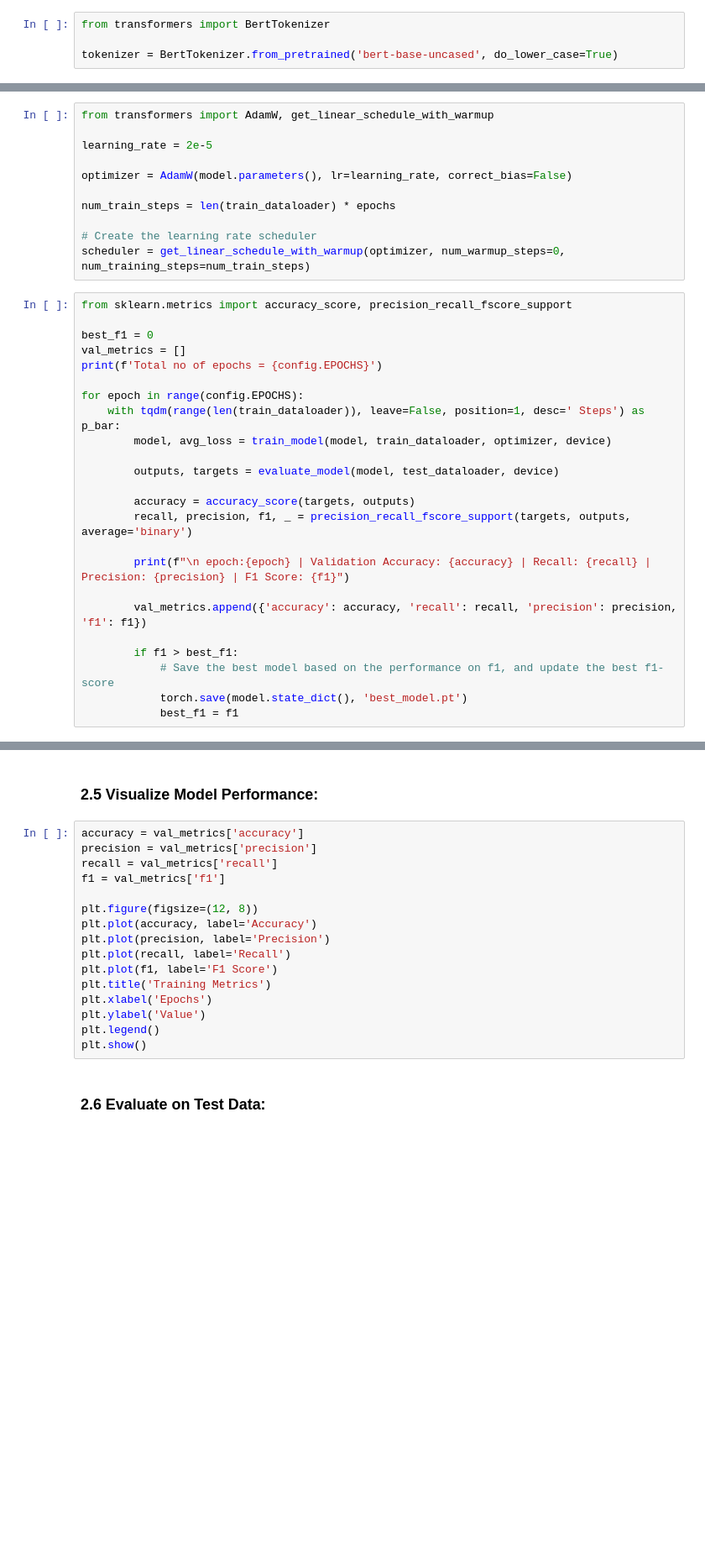
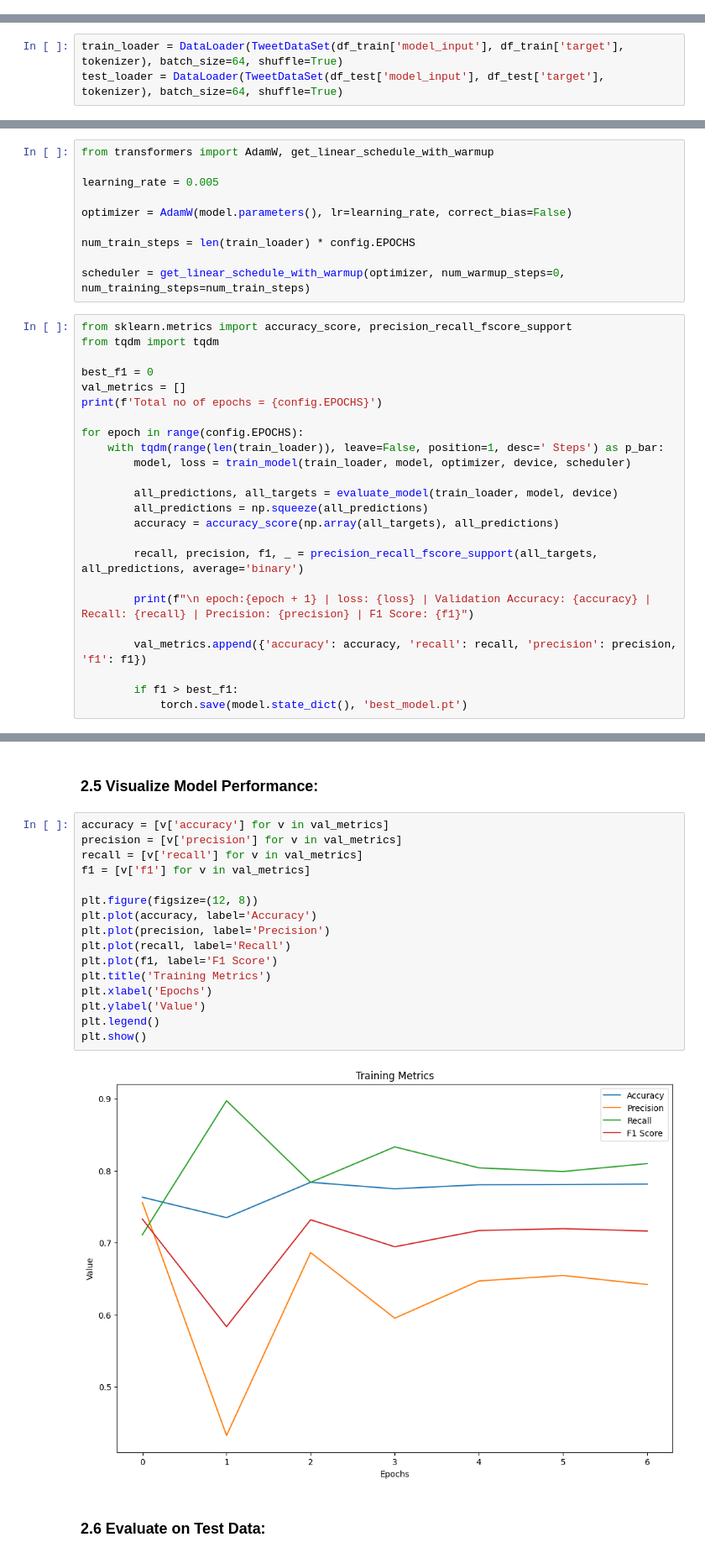
Before and after one commit to alizmhdi/IR-project, a Jupyter notebook: phase-4.ipynb, the cells around one changed output, grey strips where cells are left out. Shown at 84% size. Cells and saved outputs as stored; diff of their text form; blank space fills up the shorter version.

```diff
--- a/phase-4.ipynb
+++ b/phase-4.ipynb
@@ -896,7 +887,3 @@ NameError: name 'bert_model' is not defined
 ### 2.2. Prepare Dataset:
 
 Input text is tokenized using our BERT's tokenizer.
-# %%
-from transformers import BertTokenizer
-
-tokenizer = BertTokenizer.from_pretrained('bert-base-uncased', do_lower_case=True)
@@ -903,2 +928,5 @@ tokenizer = BertTokenizer.from_pretrained('bert-base-uncased', do_lower_case=Tru
+# %%
+train_loader = DataLoader(TweetDataSet(df_train['model_input'], df_train['target'], tokenizer), batch_size=64, shuffle=True)
+test_loader = DataLoader(TweetDataSet(df_test['model_input'], df_test['target'], tokenizer), batch_size=64, shuffle=True)
 # %% [markdown]
 ### 2.3. Train & Evaluate:
@@ -970,35 +989,34 @@ def evaluate(data_loader, model, device):
 # %%
 from transformers import AdamW, get_linear_schedule_with_warmup
 
-learning_rate = 2e-5
+learning_rate = 0.005
 
 optimizer = AdamW(model.parameters(), lr=learning_rate, correct_bias=False)
 
-num_train_steps = len(train_dataloader) * epochs
+num_train_steps = len(train_loader) * config.EPOCHS
 
-# Create the learning rate scheduler
 scheduler = get_linear_schedule_with_warmup(optimizer, num_warmup_steps=0, num_training_steps=num_train_steps)
 # %%
 from sklearn.metrics import accuracy_score, precision_recall_fscore_support
+from tqdm import tqdm
 
 best_f1 = 0
 val_metrics = []
 print(f'Total no of epochs = {config.EPOCHS}')
 
 for epoch in range(config.EPOCHS):
-    with tqdm(range(len(train_dataloader)), leave=False, position=1, desc=' Steps') as p_bar:
-        model, avg_loss = train_model(model, train_dataloader, optimizer, device)
+    with tqdm(range(len(train_loader)), leave=False, position=1, desc=' Steps') as p_bar:
+        model, loss = train_model(train_loader, model, optimizer, device, scheduler)
 
-        outputs, targets = evaluate_model(model, test_dataloader, device)
+        all_predictions, all_targets = evaluate_model(train_loader, model, device)
+        all_predictions = np.squeeze(all_predictions)
+        accuracy = accuracy_score(np.array(all_targets), all_predictions)
 
-        accuracy = accuracy_score(targets, outputs)
-        recall, precision, f1, _ = precision_recall_fscore_support(targets, outputs, average='binary')
+        recall, precision, f1, _ = precision_recall_fscore_support(all_targets, all_predictions, average='binary')
 
-        print(f"\n epoch:{epoch} | Validation Accuracy: {accuracy} | Recall: {recall} | Precision: {precision} | F1 Score: {f1}")
+        print(f"\n epoch:{epoch + 1} | loss: {loss} | Validation Accuracy: {accuracy} | Recall: {recall} | Precision: {precision} | F1 Score: {f1}")
 
         val_metrics.append({'accuracy': accuracy, 'recall': recall, 'precision': precision, 'f1': f1})
 
         if f1 > best_f1:
-            # Save the best model based on the performance on f1, and update the best f1-score
             torch.save(model.state_dict(), 'best_model.pt')
-            best_f1 = f1
@@ -1005,21 +1032,23 @@ for epoch in range(config.EPOCHS):
 # %% [markdown]
 ### 2.5 Visualize Model Performance:
 # %%
-accuracy = val_metrics['accuracy']
-precision = val_metrics['precision']
-recall = val_metrics['recall']
-f1 = val_metrics['f1']
+accuracy = [v['accuracy'] for v in val_metrics]
+precision = [v['precision'] for v in val_metrics]
+recall = [v['recall'] for v in val_metrics]
+f1 = [v['f1'] for v in val_metrics]
 
 plt.figure(figsize=(12, 8))
 plt.plot(accuracy, label='Accuracy')
 plt.plot(precision, label='Precision')
 plt.plot(recall, label='Recall')
 plt.plot(f1, label='F1 Score')
 plt.title('Training Metrics')
 plt.xlabel('Epochs')
 plt.ylabel('Value')
 plt.legend()
 plt.show()
+# %% [output]
+[figure, added]
 # %% [markdown]
 ### 2.6 Evaluate on Test Data:
 # %%
```
Also changed, not shown: parts of 26 cells of this notebook, 1 other file.
